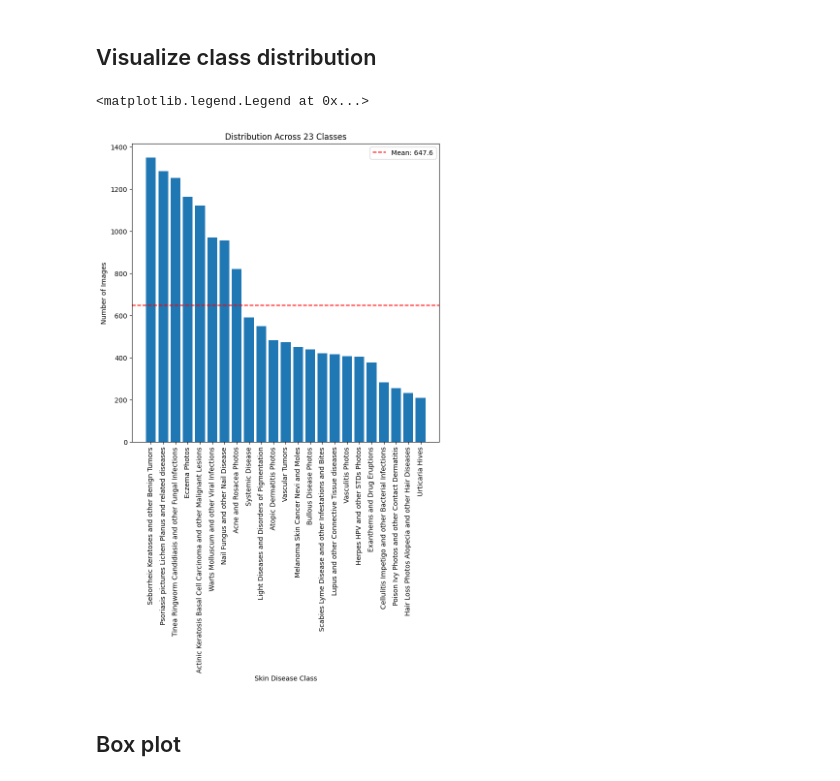
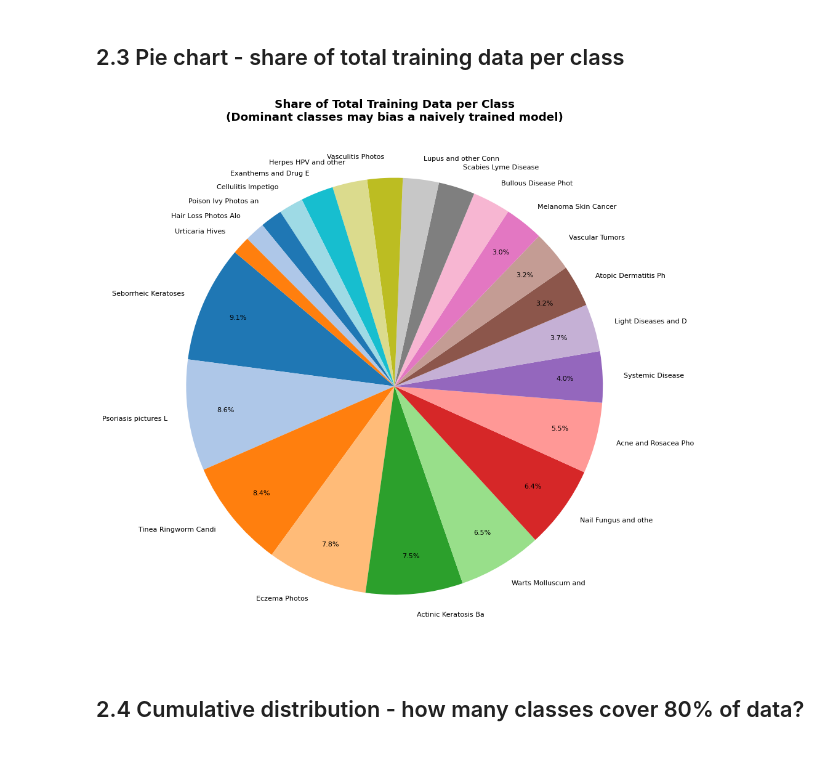
Before and after one commit to SumayyaN/skin-diagnosis, a Jupyter notebook: skin_diagnosis.ipynb, the cells around one changed output. Saved outputs shown, nothing was run; the diff lists cells and outputs as text; code cells hidden in the pictures.

Commit message:
add more visualizations

```diff
--- a/skin_diagnosis.ipynb
+++ b/skin_diagnosis.ipynb
@@ -14,0 +52,17 @@ plt.rcParams['figure.figsize'] = (12, 8)
+# %%
+BASE_DIR   = os.getcwd()
+train_path = os.path.join(BASE_DIR, 'dermnet', 'train')
+test_path  = os.path.join(BASE_DIR, 'dermnet', 'test')
+
+assert os.path.exists(train_path), f'Train path not found: {train_path}'
+assert os.path.exists(test_path),  f'Test path not found:  {test_path}'
+print('Both dataset splits located.\n')
+
+classes = sorted([
+    d for d in os.listdir(train_path)
+    if os.path.isdir(os.path.join(train_path, d))
+])
+
+print(f'Total disease classes (= model output nodes): {len(classes)}\n')
+for i, c in enumerate(classes, 1):
+    print(f'  {i:>2}. {c}')
@@ -102,27 +172,23 @@ Full class distribution:
 # %% [markdown]
-## Visualize class distribution
+## 2.3 Pie chart - share of total training data per class
 # %%
-plt.figure(figsize=(18, 8))
-
-# Bar plot
-plt.subplot(1, 2, 1)
-plt.bar(train_df['Class'], train_df['Train_Count'])
-plt.xticks(rotation=90)
-plt.xlabel('Skin Disease Class')
-plt.ylabel('Number of Images')
-plt.title(f'Distribution Across {len(train_df)} Classes')
-
-plt.axhline(
-    y=train_df['Train_Count'].mean(),
-    color='red',
-    linestyle='--',
-    label=f"Mean: {train_df['Train_Count'].mean():.1f}"
+fig, ax = plt.subplots(figsize=(10, 10))
+wedge_colors = sns.color_palette('tab20', len(dist_df))
+wedges, texts, autotexts = ax.pie(
+    dist_df['Train'],
+    labels=[c[:20] for c in dist_df['Class']],
+    autopct=lambda p: f'{p:.1f}%' if p > 3 else '',
+    colors=wedge_colors,
+    startangle=140,
+    pctdistance=0.82,
+    textprops={'fontsize': 8}
 )
-
-plt.legend()
+ax.set_title('Share of Total Training Data per Class\n'
+             '(Dominant classes may bias a naively trained model)')
+plt.tight_layout()
+plt.show()
 # %% [output]
-<matplotlib.legend.Legend at 0x...>
-[figure, old version]
+[figure, new version]
 # %% [markdown]
-## Box plot
+## 2.4 Cumulative distribution - how many classes cover 80% of data?
 # %%
```
Also changed, not shown: parts of 59 cells of this notebook.
